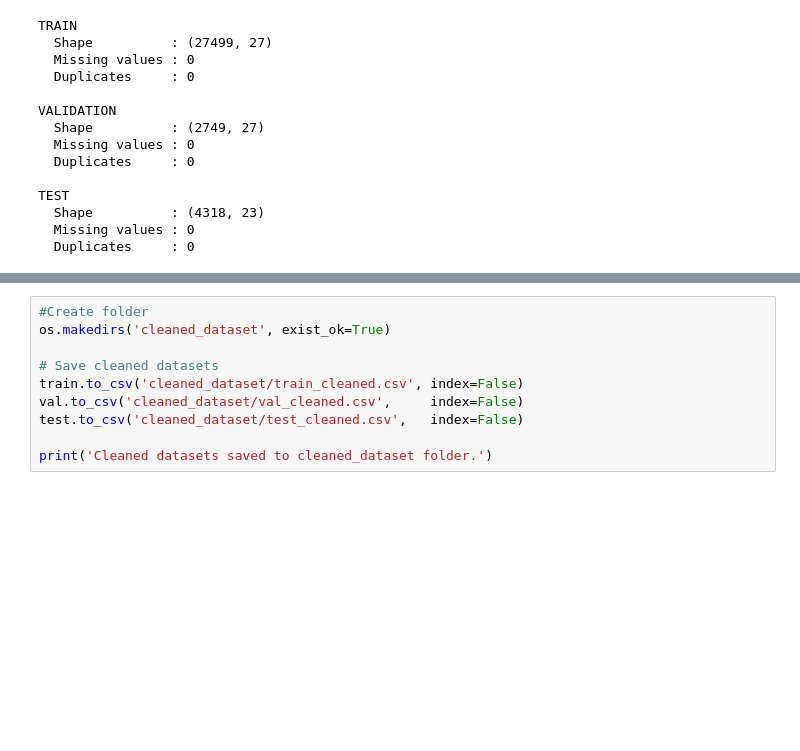
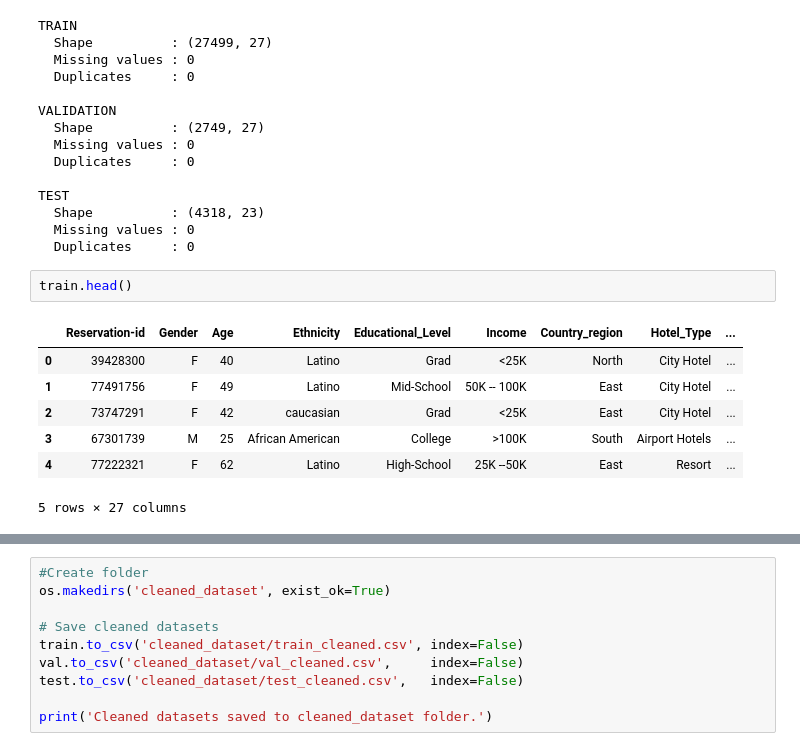
Before and after one commit to deelux-2468/DSPLC-IIT, a Jupyter notebook: EDA/Dataset_cleaning.ipynb, the cells around one changed output, grey strips where cells are left out. Cells and saved outputs as stored; diff of their text form; blank space fills up the shorter version.

```diff
--- a/EDA/Dataset_cleaning.ipynb
+++ b/EDA/Dataset_cleaning.ipynb
@@ -276,3 +276,13 @@ TEST
   Shape          : (4318, 23)
   Missing values : 0
   Duplicates     : 0
+# %%
+train.head()
+# %% [output]
+|  | Reservation-id | Gender | Age | Ethnicity | Educational_Level | Income | Country_region | Hotel_Type | ... |
+| 0 | 39428300 | F | 40 | Latino | Grad | <25K | North | City Hotel | ... |
+| 1 | 77491756 | F | 49 | Latino | Mid-School | 50K -- 100K | East | City Hotel | ... |
+| 2 | 73747291 | F | 42 | caucasian | Grad | <25K | East | City Hotel | ... |
+| 3 | 67301739 | M | 25 | African American | College | >100K | South | Airport Hotels | ... |
+| 4 | 77222321 | F | 62 | Latino | High-School | 25K --50K | East | Resort | ... |
+5 rows × 27 columns
```
Also changed, not shown: parts of 4 cells of this notebook.
